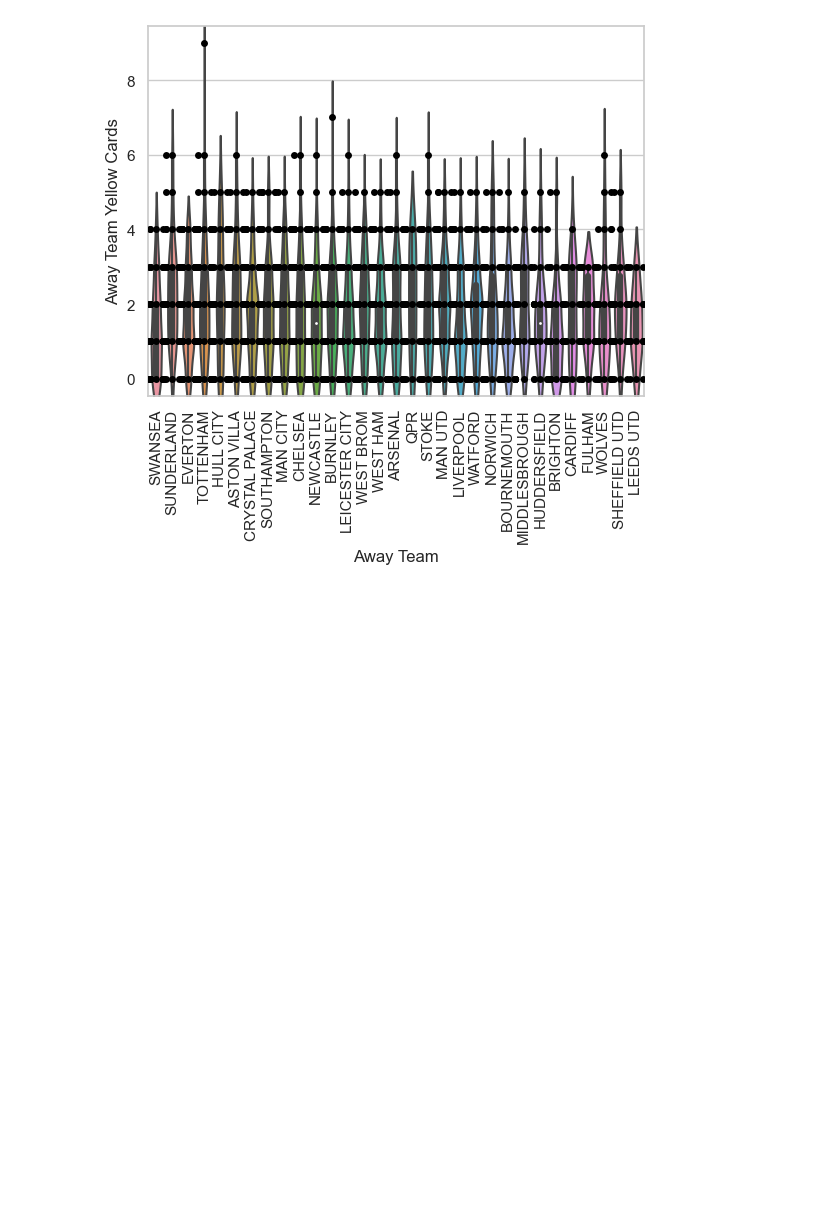
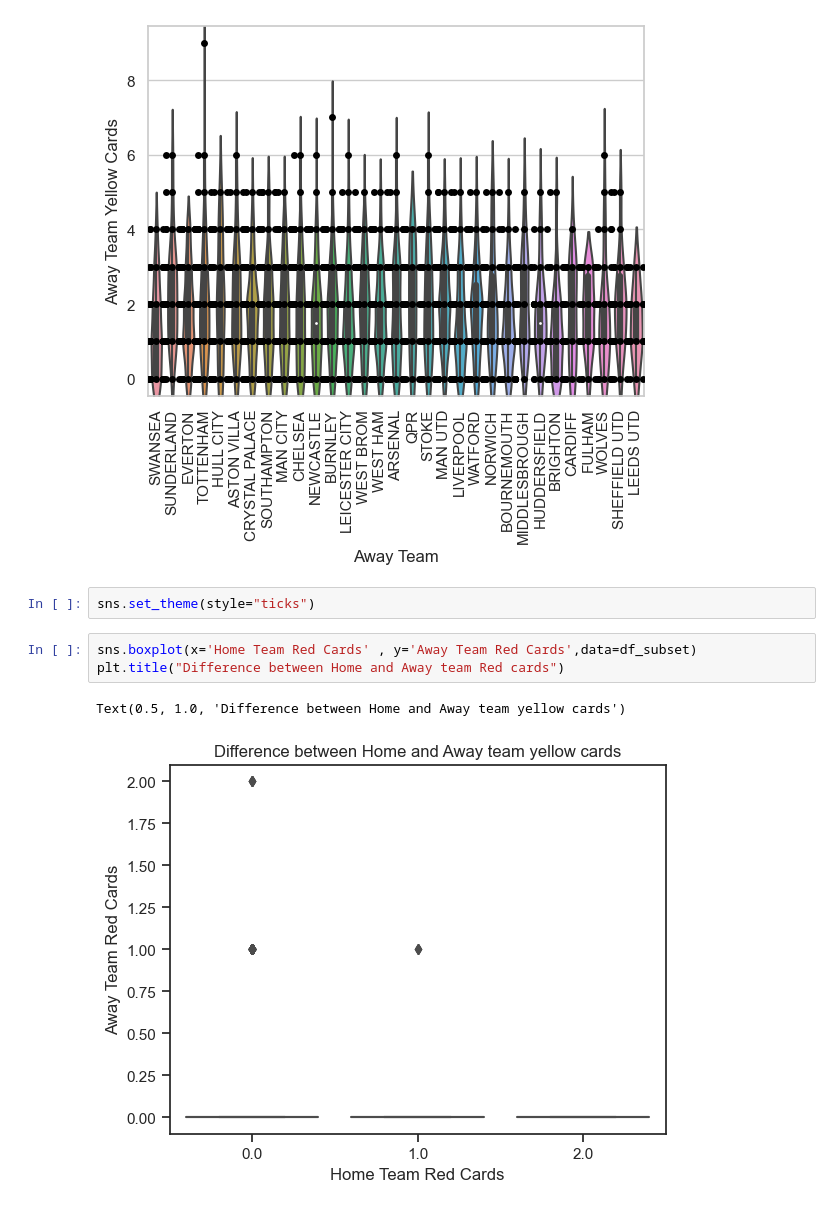
Before and after one commit to ubco-W2022T2-data301/Group14, a Jupyter notebook: analysis/analysis1.ipynb, the cells around one changed output. Saved outputs shown, nothing was run; the diff lists cells and outputs as text; blank space fills up the shorter version.

```diff
--- a/analysis/analysis1.ipynb
+++ b/analysis/analysis1.ipynb
@@ -294,3 +302,11 @@ plt.xticks(rotation=90)
 plt.show()
 # %% [output]
 [figure]
+# %%
+sns.set_theme(style="ticks")
+# %%
+sns.boxplot(x='Home Team Red Cards' , y='Away Team Red Cards',data=df_subset)
+plt.title("Difference between Home and Away team Red cards")
+# %% [output]
+Text(0.5, 1.0, 'Difference between Home and Away team yellow cards')
+[figure, added]
```
Also changed, not shown: parts of 9 cells of this notebook.
